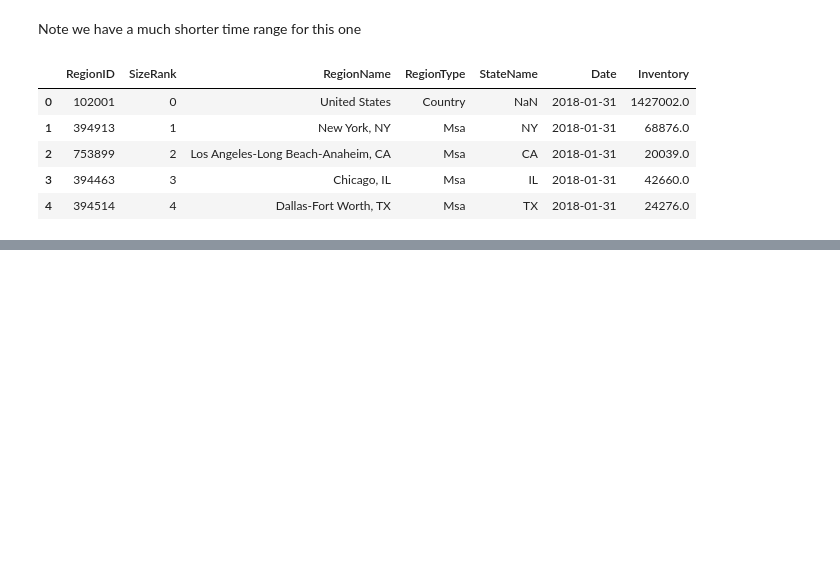
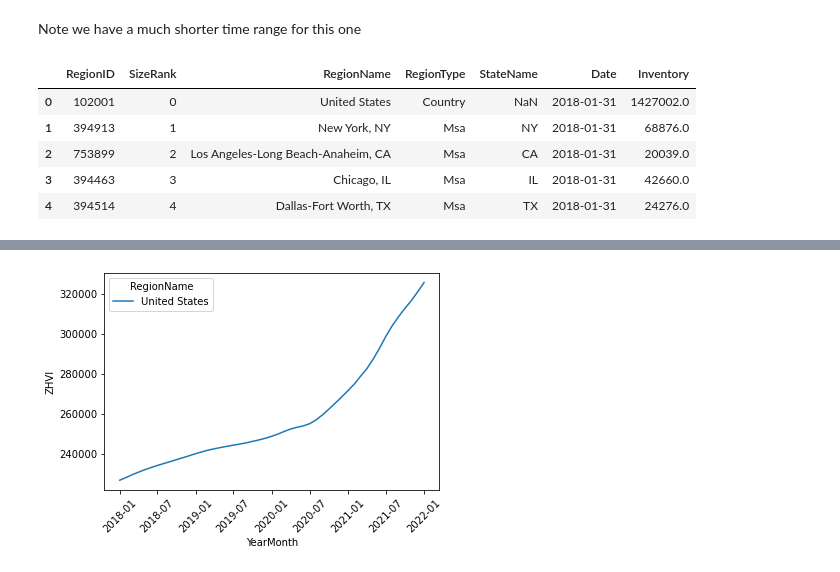
Before and after one commit to blsmxiu47/arcgis-notebooks, a Jupyter notebook: notebooks/housing_market/housing_market_analysis.ipynb, the cells around one changed output, grey strips where cells are left out. Cells and saved outputs as stored; diff of their text form; code cells hidden in the pictures; blank space fills up the shorter version.

```diff
--- a/notebooks/housing_market/housing_market_analysis.ipynb
+++ b/notebooks/housing_market/housing_market_analysis.ipynb
@@ -580,0 +636,4 @@ invt_df.head()
+# %%
+plot_metric(merged, metric='ZHVI')
+# %% [output]
+[figure, added]
```
Also changed, not shown: parts of 16 cells of this notebook.
